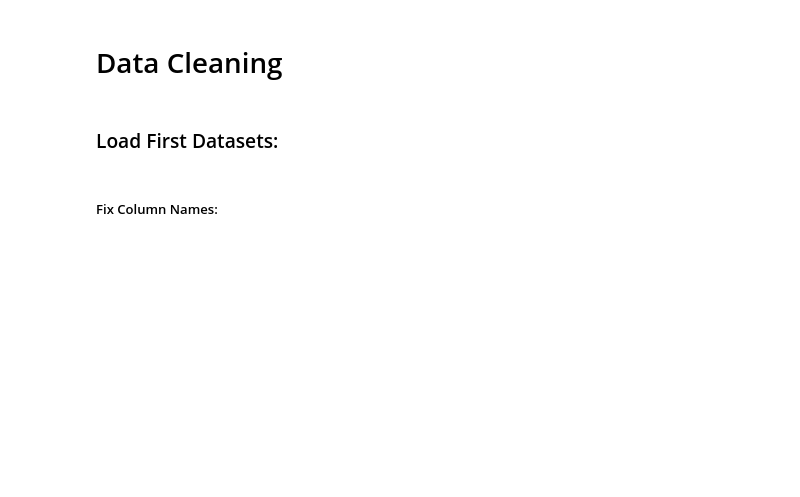
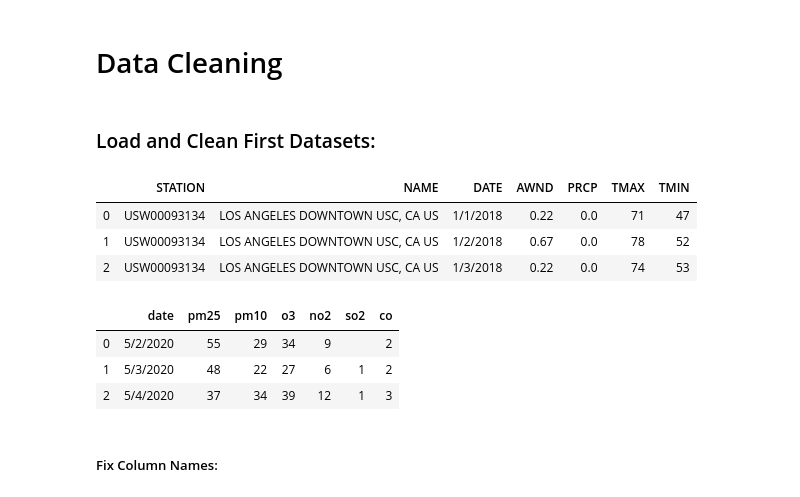
Before and after one commit to SandraVillamar/COVID-19-Lockdown-Affects-Air-Quality-in-LA, a Jupyter notebook: FinalProject_group22.ipynb, the cells around one changed output. Cells and saved outputs as stored; diff of their text form; code cells hidden in the pictures; blank space fills up the shorter version.

```diff
--- a/FinalProject_group22.ipynb
+++ b/FinalProject_group22.ipynb
@@ -69,10 +69,21 @@ import seaborn as sns
 # %% [markdown]
 # Data Cleaning
 # %% [markdown]
-### Load First Datasets:
+### Load  and Clean First Datasets:
 # %%
 dfw = pd.read_csv("Los_Angeles_Downtown_Weather.csv")
 dfaqi = pd.read_csv("Los_Angeles_North_Main_Street_Air_Quality.csv")
+display(dfw.head(3))
+display(dfaqi.head(3))
+# %% [output]
+|  | STATION | NAME | DATE | AWND | PRCP | TMAX | TMIN |
+| 0 | USW00093134 | LOS ANGELES DOWNTOWN USC, CA US | 1/1/2018 | 0.22 | 0.0 | 71 | 47 |
+| 1 | USW00093134 | LOS ANGELES DOWNTOWN USC, CA US | 1/2/2018 | 0.67 | 0.0 | 78 | 52 |
+| 2 | USW00093134 | LOS ANGELES DOWNTOWN USC, CA US | 1/3/2018 | 0.22 | 0.0 | 74 | 53 |
+|  | date | pm25 | pm10 | o3 | no2 | so2 | co |
+| 0 | 5/2/2020 | 55 | 29 | 34 | 9 |  | 2 |
+| 1 | 5/3/2020 | 48 | 22 | 27 | 6 | 1 | 2 |
+| 2 | 5/4/2020 | 37 | 34 | 39 | 12 | 1 | 3 |
 # %% [markdown]
 ##### Fix Column Names:
 # %%
```
Also changed, not shown: parts of 7 cells of this notebook.
